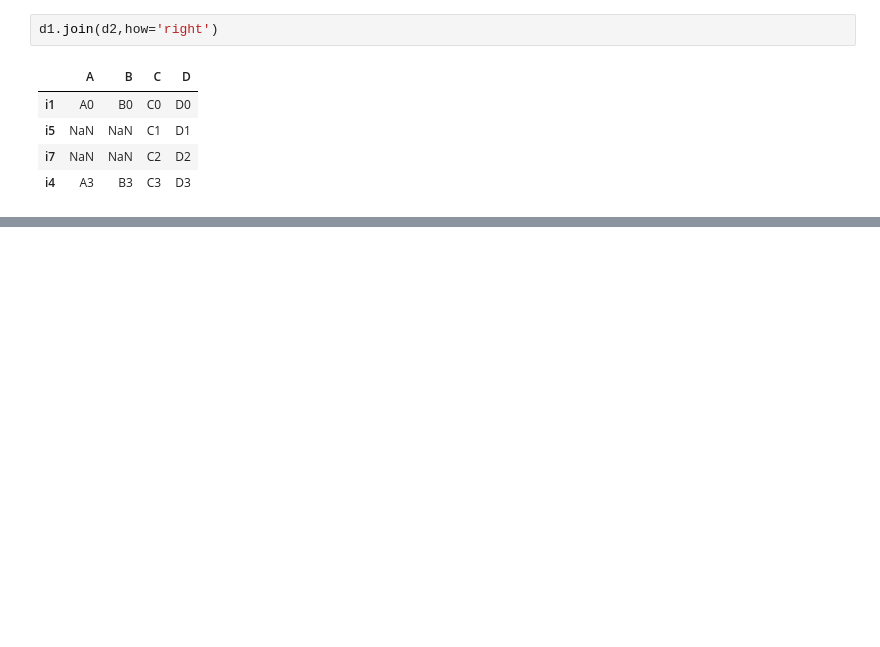
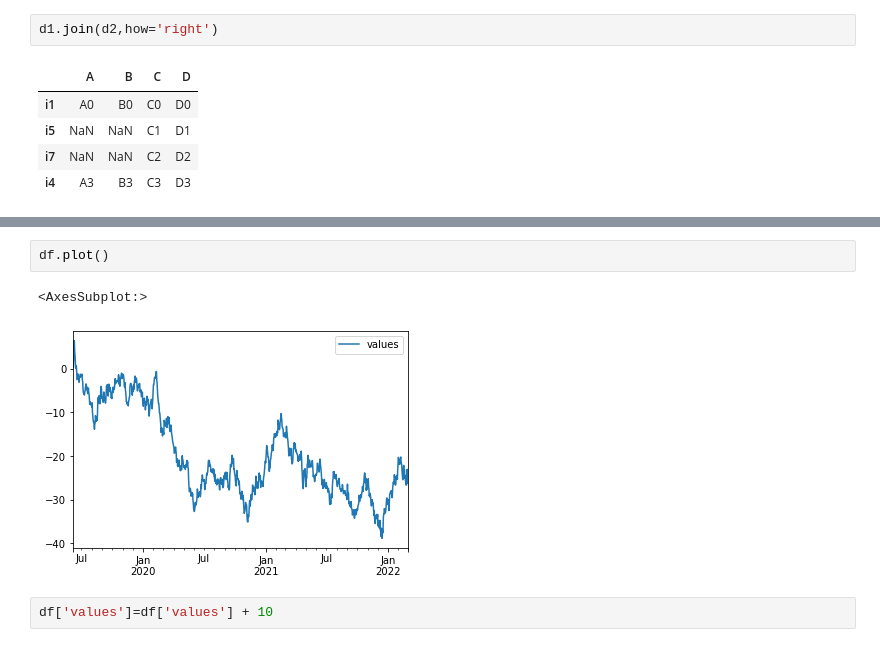
Before and after one commit to Prab1234/assignments, a Jupyter notebook: normal practise1.ipynb, the cells around one changed output, grey strips where cells are left out. Saved outputs shown, nothing was run; the diff lists cells and outputs as text; blank space fills up the shorter version.

```diff
--- a/normal practise1.ipynb
+++ b/normal practise1.ipynb
@@ -1920,0 +2247,7 @@ d1.join(d2,how='right')
+# %%
+df.plot()
+# %% [output]
+<AxesSubplot:>
+[figure, added]
+# %%
+df['values']=df['values'] + 10
```
Also changed, not shown: parts of 140 cells of this notebook.
